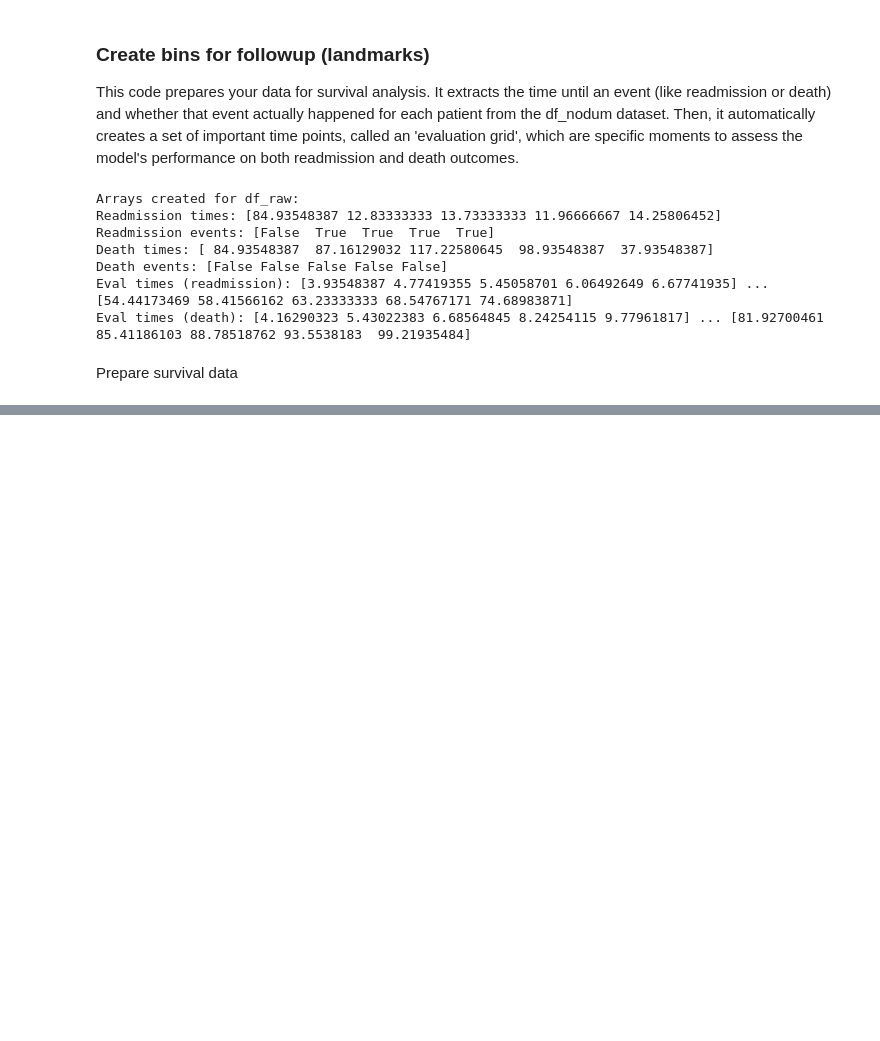
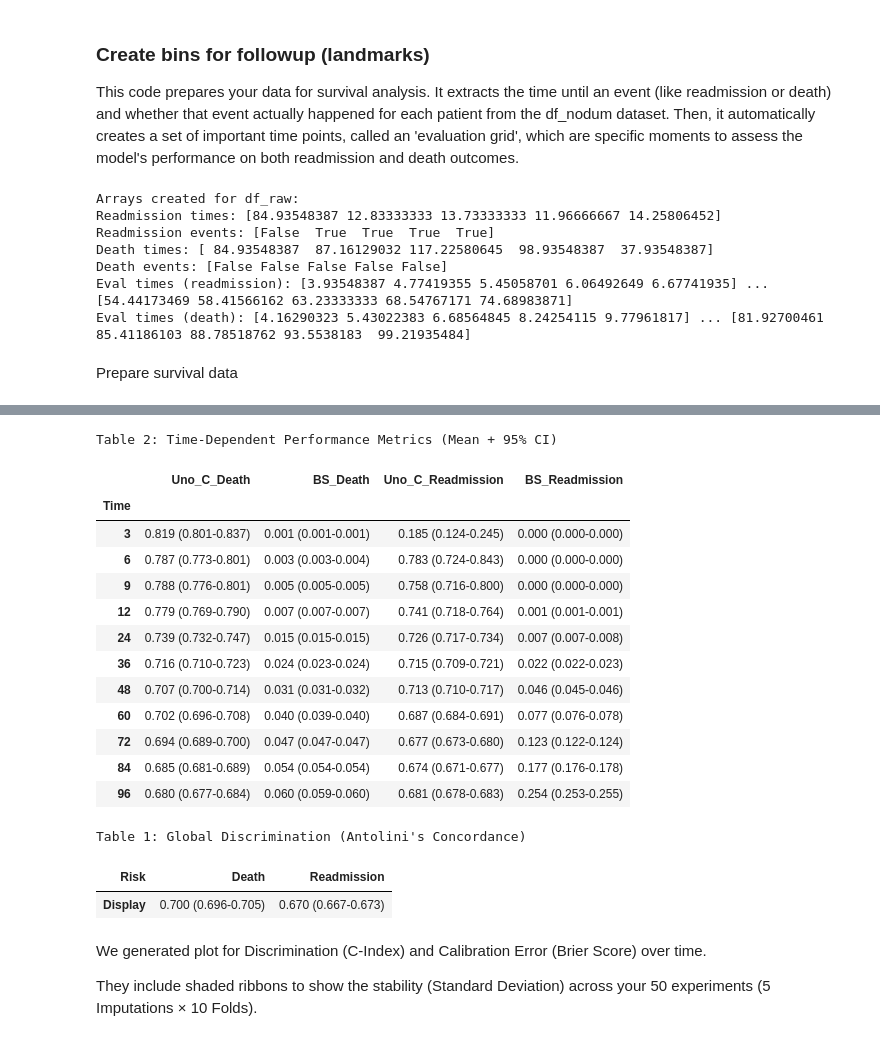
Before and after one commit to FONDECYTACC/cons2025, a Jupyter notebook: DeepHit_jan26.ipynb, the cells around one changed output, grey strips where cells are left out. Drawn from its saved outputs; the diff is of its cells as text; code cells hidden in the pictures; blank space fills up the shorter version.

```diff
--- a/DeepHit_jan26.ipynb
+++ b/DeepHit_jan26.ipynb
@@ -1397,0 +1549,62 @@ except Exception as e:
+# %%
+#@title 📊 Step 4.1, Visualizing Master Time Database (Publication Style)
+
+# 1. Reorder columns for logical grouping
+# We want: [Death Uno, Death BS] | [Readm Uno, Readm BS]
+cols_ordered = [
+    'Uno_C_Death', 'BS_Death',
+    'Uno_C_Readmission', 'BS_Readmission'
+]
+# Filter to ensure we only use columns that actually exist (avoids errors)
+cols_final = [c for c in cols_ordered if c in master_time_db.columns]
+
+# 2. Apply Styler
+styled_master = (master_time_db[cols_final].style
+    .set_caption("<b>Table 2: Time-Dependent Performance Metrics (Mean + 95% CI)</b>")
+    .set_table_styles([
+        {'selector': 'caption', 'props': [('color', '#333'), ('font-size', '16px'), ('font-weight', 'bold'), ('margin-bottom', '10px')]},
+        {'selector': 'th', 'props': [('background-color', '#f4f4f4'), ('color', 'black'), ('border-bottom', '2px solid #555'), ('text-align', 'center')]},
+        {'selector': 'td', 'props': [('text-align', 'center'), ('padding', '8px')]},
+        {'selector': 'tr:hover', 'props': [('background-color', '#f5f5f5')]}
+    ])
+    .format(na_rep="-")
+)
+
+# 3. Display
+display(styled_master)
+# %% [output]
+Table 2: Time-Dependent Performance Metrics (Mean + 95% CI)
+|  | Uno_C_Death | BS_Death | Uno_C_Readmission | BS_Readmission |
+| Time |  |  |  |  |
+| 3 | 0.819 (0.801-0.837) | 0.001 (0.001-0.001) | 0.185 (0.124-0.245) | 0.000 (0.000-0.000) |
+| 6 | 0.787 (0.773-0.801) | 0.003 (0.003-0.004) | 0.783 (0.724-0.843) | 0.000 (0.000-0.000) |
+| 9 | 0.788 (0.776-0.801) | 0.005 (0.005-0.005) | 0.758 (0.716-0.800) | 0.000 (0.000-0.000) |
+| 12 | 0.779 (0.769-0.790) | 0.007 (0.007-0.007) | 0.741 (0.718-0.764) | 0.001 (0.001-0.001) |
+| 24 | 0.739 (0.732-0.747) | 0.015 (0.015-0.015) | 0.726 (0.717-0.734) | 0.007 (0.007-0.008) |
+| 36 | 0.716 (0.710-0.723) | 0.024 (0.023-0.024) | 0.715 (0.709-0.721) | 0.022 (0.022-0.023) |
+| 48 | 0.707 (0.700-0.714) | 0.031 (0.031-0.032) | 0.713 (0.710-0.717) | 0.046 (0.045-0.046) |
+| 60 | 0.702 (0.696-0.708) | 0.040 (0.039-0.040) | 0.687 (0.684-0.691) | 0.077 (0.076-0.078) |
+| 72 | 0.694 (0.689-0.700) | 0.047 (0.047-0.047) | 0.677 (0.673-0.680) | 0.123 (0.122-0.124) |
+| 84 | 0.685 (0.681-0.689) | 0.054 (0.054-0.054) | 0.674 (0.671-0.677) | 0.177 (0.176-0.178) |
+| 96 | 0.680 (0.677-0.684) | 0.060 (0.059-0.060) | 0.681 (0.678-0.683) | 0.254 (0.253-0.255) |
+# %%
+#@title 📊 Step 4.2, Visualizing Global Metrics (Antolini)
+
+styled_global = (global_table.style
+    .set_caption("<b>Table 1: Global Discrimination (Antolini's Concordance)</b>")
+    .set_table_styles([
+        {'selector': 'caption', 'props': [('color', '#333'), ('font-size', '16px'), ('font-weight', 'bold'), ('margin-bottom', '10px')]},
+        {'selector': 'th', 'props': [('background-color', '#4CAF50'), ('color', 'white'), ('text-align', 'center')]},
+        {'selector': 'td', 'props': [('text-align', 'center'), ('font-size', '14px')]}
+    ])
+)
+
+display(styled_global)
+# %% [output]
+Table 1: Global Discrimination (Antolini's Concordance)
+| Risk | Death | Readmission |
+| Display | 0.700 (0.696-0.705) | 0.670 (0.667-0.673) |
+# %% [markdown]
+We generated plot for Discrimination (C-Index) and Calibration Error (Brier Score) over time.
+
+They include shaded ribbons to show the stability (Standard Deviation) across your 50 experiments (5 Imputations × 10 Folds).
```
Also changed, not shown: parts of 50 cells of this notebook.
